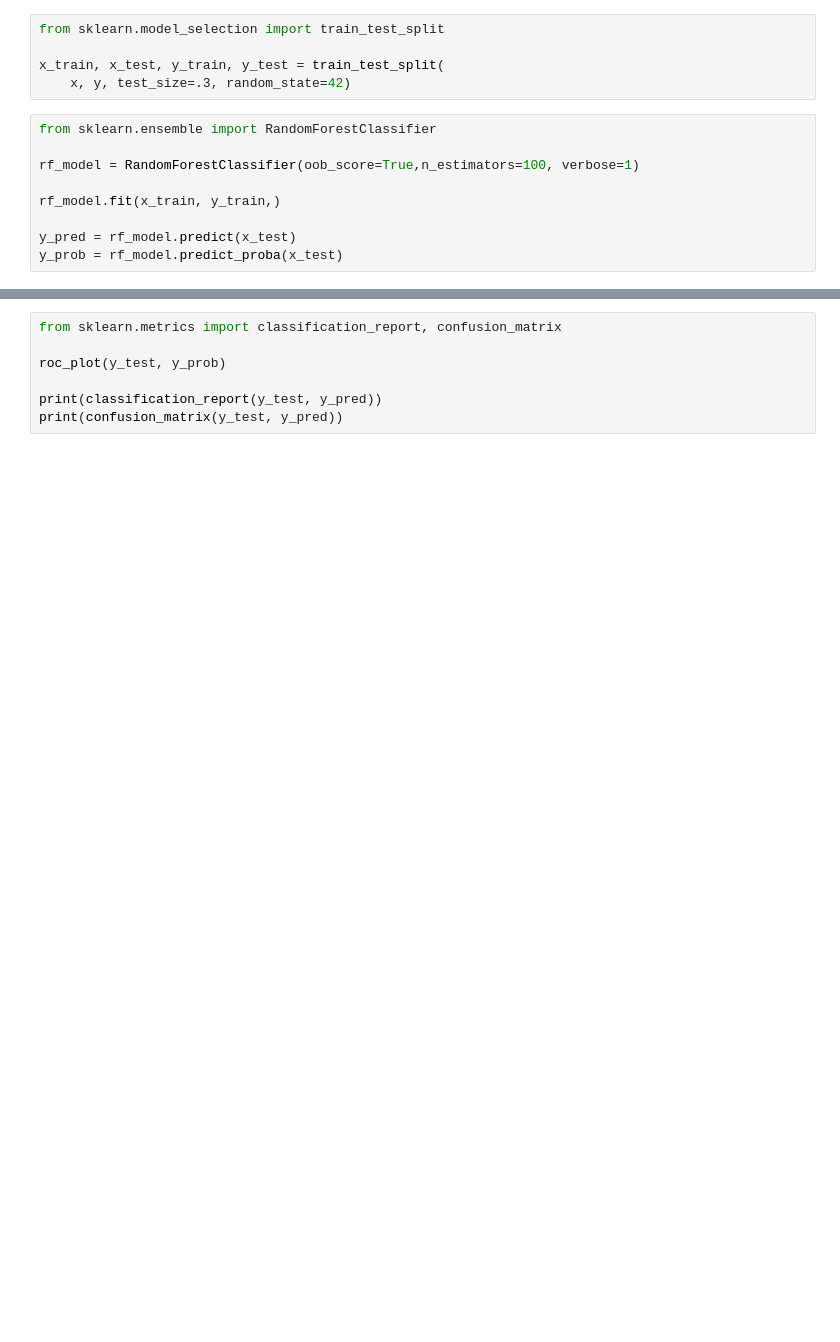
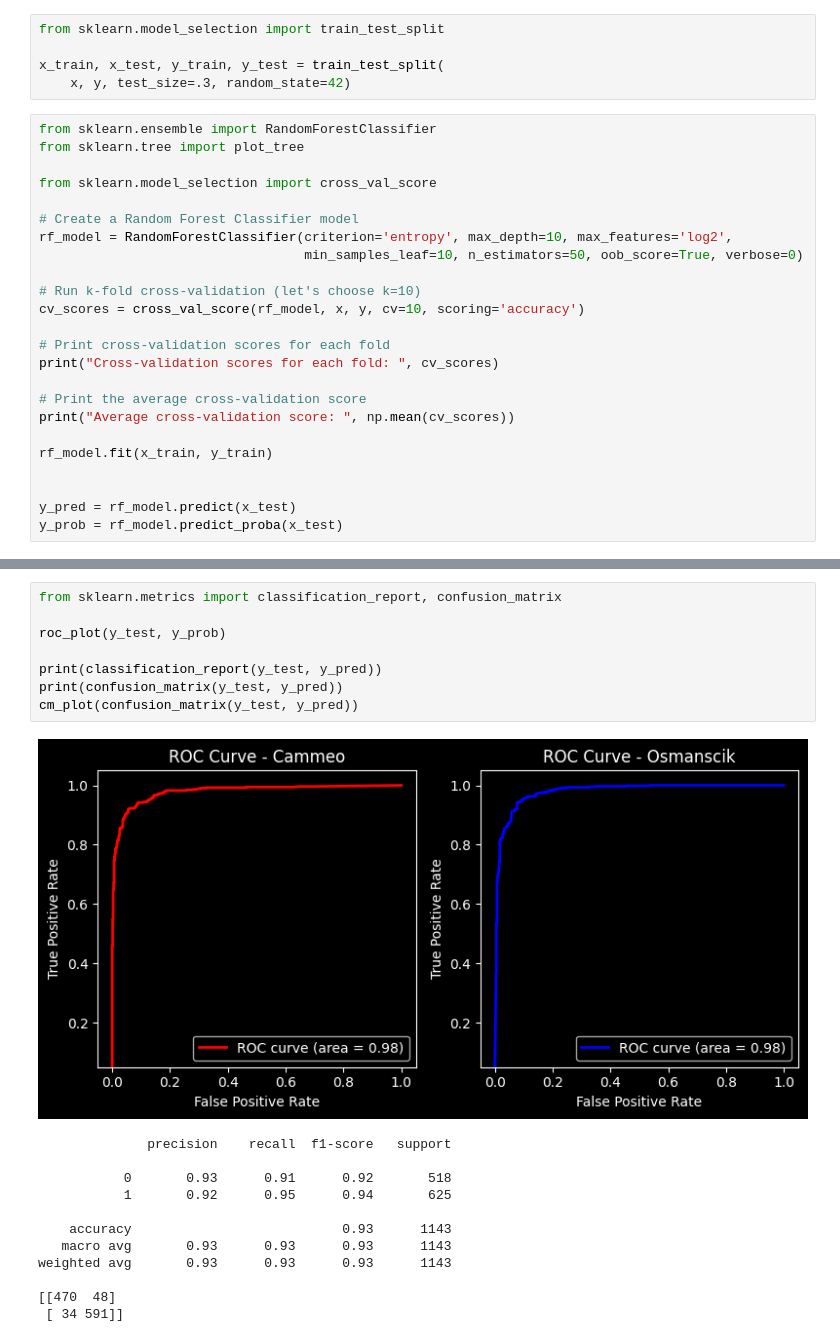
Before and after one commit to refrigeratedwater/Poker, a Jupyter notebook: rice-rf.ipynb, the cells around one changed output, grey strips where cells are left out. Saved outputs shown, nothing was run; the diff lists cells and outputs as text; blank space fills up the shorter version.

```diff
--- a/rice-rf.ipynb
+++ b/rice-rf.ipynb
@@ -80,12 +94,27 @@ from sklearn.model_selection import train_test_split
 
 x_train, x_test, y_train, y_test = train_test_split(
     x, y, test_size=.3, random_state=42)
-# %%
-from sklearn.ensemble import RandomForestClassifier
-
-rf_model = RandomForestClassifier(oob_score=True,n_estimators=100, verbose=1)
-
-rf_model.fit(x_train, y_train,)
-
-y_pred = rf_model.predict(x_test)
-y_prob = rf_model.predict_proba(x_test)
+# %%
+from sklearn.ensemble import RandomForestClassifier
+from sklearn.tree import plot_tree
+
+from sklearn.model_selection import cross_val_score
+
+# Create a Random Forest Classifier model
+rf_model = RandomForestClassifier(criterion='entropy', max_depth=10, max_features='log2',
+                                  min_samples_leaf=10, n_estimators=50, oob_score=True, verbose=0)
+
+# Run k-fold cross-validation (let's choose k=10)
+cv_scores = cross_val_score(rf_model, x, y, cv=10, scoring='accuracy')
+
+# Print cross-validation scores for each fold
+print("Cross-validation scores for each fold: ", cv_scores)
+
+# Print the average cross-validation score
+print("Average cross-validation score: ", np.mean(cv_scores))
+
+rf_model.fit(x_train, y_train)
+
+
+y_pred = rf_model.predict(x_test)
+y_prob = rf_model.predict_proba(x_test)
@@ -92,7 +125,21 @@ y_prob = rf_model.predict_proba(x_test)
 # %%
 from sklearn.metrics import classification_report, confusion_matrix
 
 roc_plot(y_test, y_prob)
 
 print(classification_report(y_test, y_pred))
 print(confusion_matrix(y_test, y_pred))
+cm_plot(confusion_matrix(y_test, y_pred))
+# %% [output]
+[figure, added]
+              precision    recall  f1-score   support
+
+           0       0.93      0.91      0.92       518
+           1       0.92      0.95      0.94       625
+
+    accuracy                           0.93      1143
+   macro avg       0.93      0.93      0.93      1143
+weighted avg       0.93      0.93      0.93      1143
+
+[[470  48]
+ [ 34 591]]
```
Also changed, not shown: parts of 6 cells of this notebook, 2 other files.
